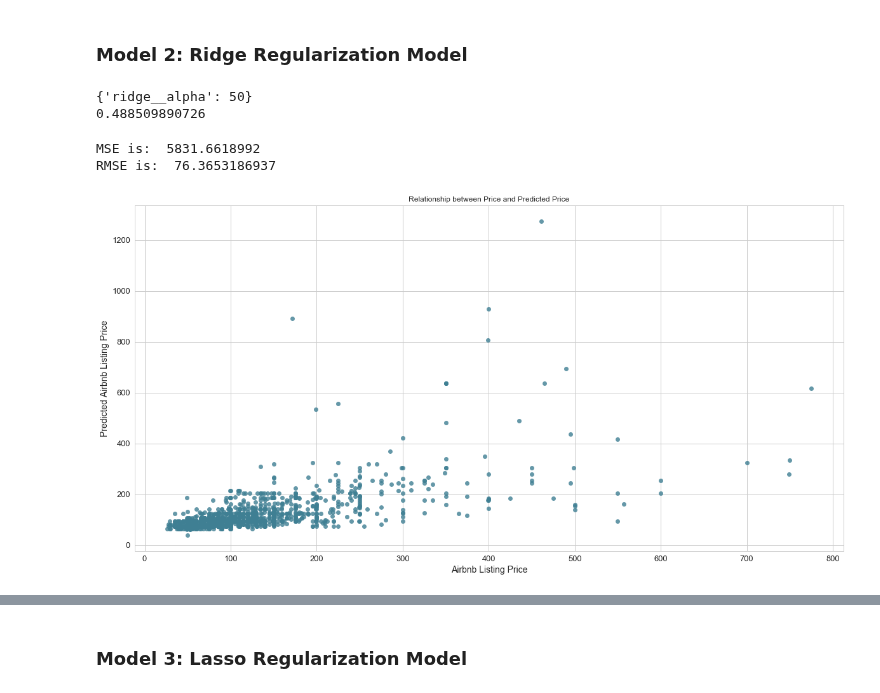
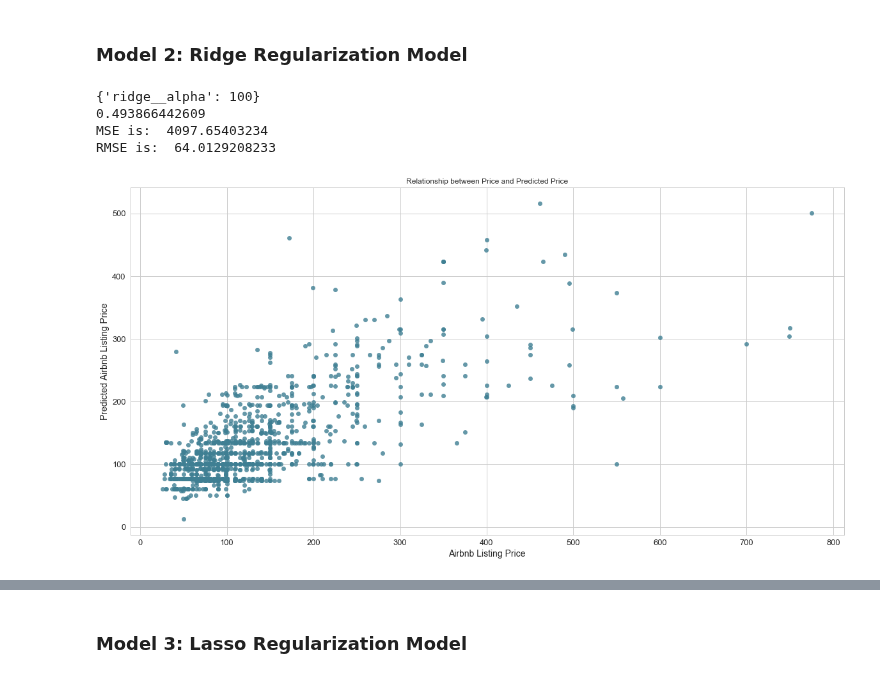
Before and after one commit to nicolechao/springboard-data-science, a Jupyter notebook: Capstone 1/Modeling/modeling.ipynb, the cells around one changed output, grey strips where cells are left out. Drawn from its saved outputs; the diff is of its cells as text; code cells hidden in the pictures.

```diff
--- a/Capstone 1/Modeling/modeling.ipynb
+++ b/Capstone 1/Modeling/modeling.ipynb
@@ -128,0 +205,28 @@ from sklearn.pipeline import Pipeline
+# %%
+from sklearn.linear_model import Ridge
+
+def ridge_regression(X, y, take_log):
+    if take_log:
+        y = np.log(y)
+
+    steps = [('scaler', StandardScaler()),
+             ('ridge', Ridge())]
+
+    pipeline = Pipeline(steps)
+
+    param_grid = {'ridge__alpha': [0.0000001, 0.000001, 0.00001, 0.0001, 0.001, 0.01, 0.1, 1, 10, 50, 100, 200, 300, 400, 500, 600, 700, 800, 900, 1000]}
+
+    X_train, X_test, y_train, y_test = my_train_test_split(X, y)
+
+    cv = GridSearchCV(pipeline, param_grid, cv = 5)
+    cv.fit(X_train, y_train)
+
+    print(cv.best_params_)
+    print(cv.best_score_)
+
+    y_pred = cv.predict(X_test)
+
+    if take_log:
+        summary(np.exp(y_test), np.exp(y_pred))
+    else:
+        summary(y_test, y_pred)
@@ -216,4 +309,4 @@ RMSE is:  77.5749337874
 ### Model 2: Ridge Regularization Model
 # %%
 X = df_X.as_matrix()
-y = df['price_log'].as_matrix()
+y = df['price'].as_matrix()
@@ -227,28 +313,8 @@ y_pred = ridge.predict(X_test)
-# %%
-from sklearn.linear_model import Ridge
-
-steps = [('scaler', StandardScaler()),
-         ('ridge', Ridge())]
-
-pipeline = Pipeline(steps)
-
-param_grid = {'ridge__alpha': [0.0000001, 0.000001, 0.00001, 0.0001, 0.001, 0.01, 0.1, 1, 10, 50, 100, 200, 300, 400, 500, 600, 700, 800, 900, 1000]}
-
-X_train, X_test, y_train, y_test = my_train_test_split(X, y)
-
-cv = GridSearchCV(pipeline, param_grid, cv = 5)
-cv.fit(X_train, y_train)
-
-print(cv.best_params_)
-print(cv.best_score_)
-
-y_pred = cv.predict(X_test)
-# %% [output]
-{'ridge__alpha': 50}
-0.488509890726
-# %%
-summary(np.exp(y_test), np.exp(y_pred))
-# %% [output]
-MSE is:  5831.6618992
-RMSE is:  76.3653186937
-[figure, removed]
+# %%
+ridge_regression(X, y, False)
+# %% [output]
+{'ridge__alpha': 100}
+0.493866442609
+MSE is:  4097.65403234
+RMSE is:  64.0129208233
+[figure, added]
```
Also changed, not shown: parts of 29 cells of this notebook.
